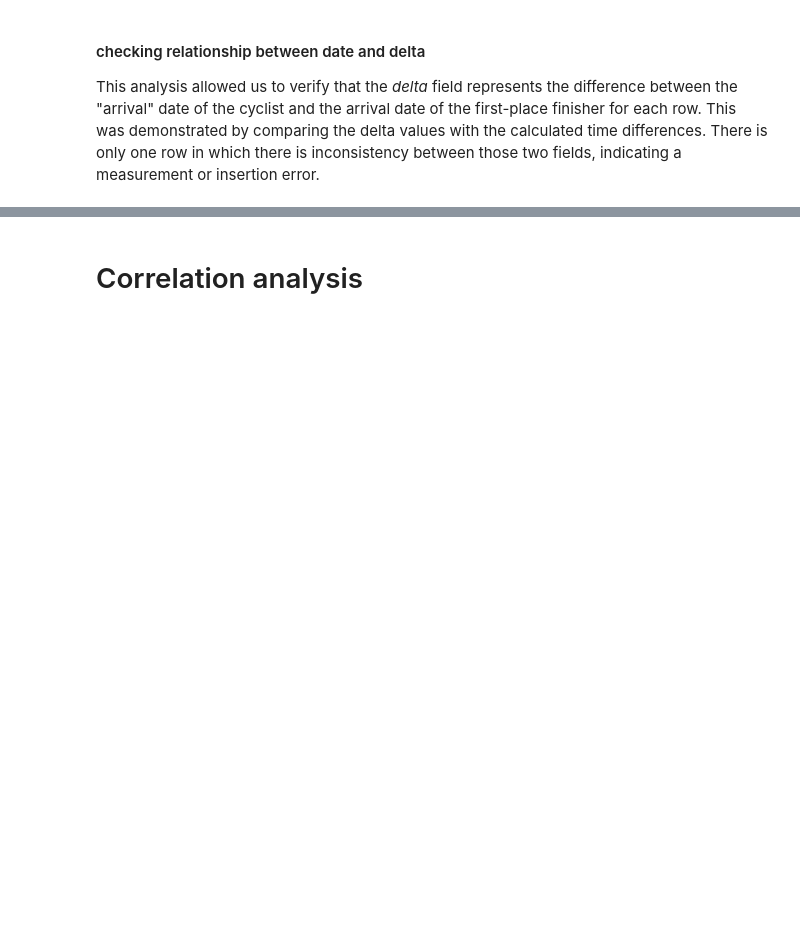
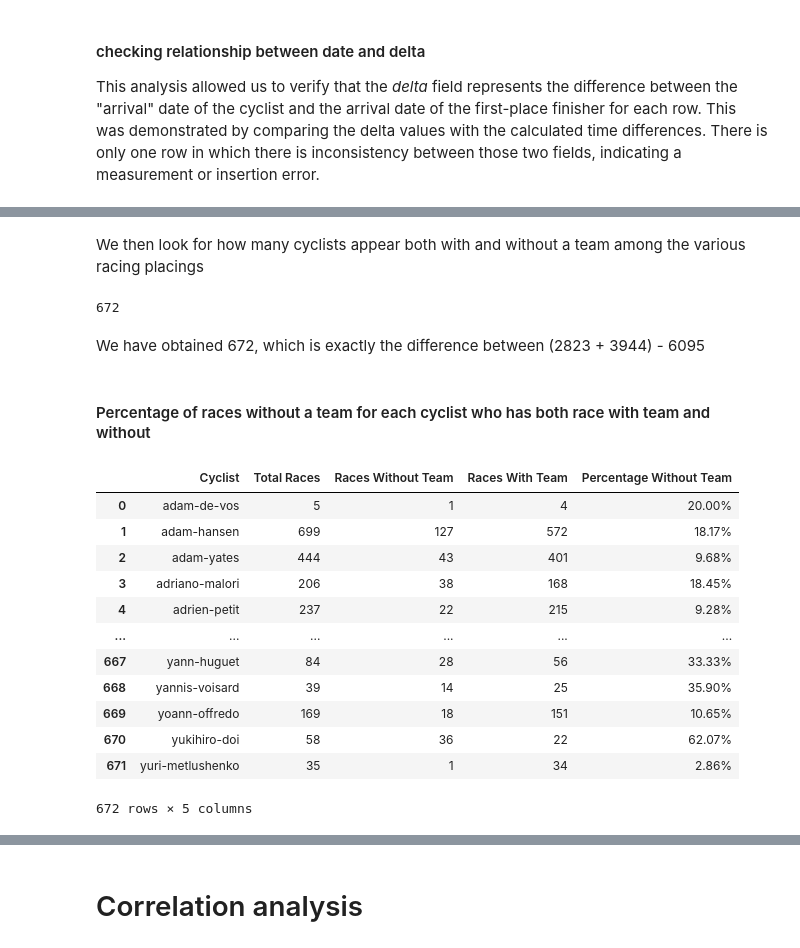
Before and after one commit to luca-rizzo/dm-2024-project, a Jupyter notebook: notebook/data_understanding.ipynb, the cells around one changed output, grey strips where cells are left out. Drawn from its saved outputs; the diff is of its cells as text; code cells hidden in the pictures; blank space fills up the shorter version.

```diff
--- a/notebook/data_understanding.ipynb
+++ b/notebook/data_understanding.ipynb
@@ -1628,0 +1789,54 @@ else:
+# %% [markdown]
+We then look for how many cyclists appear both with and without a team among the various racing placings
+# %%
+# groupby cyclist and apply a function to the cyclist_team column, to identify cyclists who have both null and not null values in cyclist team
+cyclists_with_inconsistency = races.groupby('cyclist')['cyclist_team'].apply(lambda x: x.notnull().any() and x.isnull().any())
+cyclists_with_inconsistency_number = cyclists_with_inconsistency.sum()
+print(cyclists_with_inconsistency_number)
+# %% [output]
+672
+# %% [markdown]
+We have obtained 672, which is exactly the difference between (2823 + 3944) - 6095
+# %% [markdown]
+#### Percentage of races without a team for each cyclist who has both race with team and without
+# %%
+cyclists_with_inconsistency_list = cyclists_with_inconsistency[cyclists_with_inconsistency].index.tolist()
+
+data = []
+
+for cyclist in cyclists_with_inconsistency_list:
+    total_races = races[races['cyclist'] == cyclist].shape[0]
+    no_team_races = races[(races['cyclist'] == cyclist) & (races['cyclist_team'].isnull())].shape[0]
+    team_races = total_races - no_team_races
+
+    if team_races > 0:
+        # Calcola la percentuale di gare senza team
+        percentage_no_team = (no_team_races / total_races) * 100
+    else:
+        percentage_no_team = 100  # Se tutte le gare sono senza team
+
+    # Aggiungi i dati al DataFrame
+    data.append({
+        'Cyclist': cyclist,
+        'Total Races': total_races,
+        'Races Without Team': no_team_races,
+        'Races With Team': team_races,
+        'Percentage Without Team': f"{percentage_no_team:.2f}%"
+    })
+df_inconsistencies = pd.DataFrame(data)
+
+display(df_inconsistencies)
+# %% [output]
+|  | Cyclist | Total Races | Races Without Team | Races With Team | Percentage Without Team |
+| 0 | adam-de-vos | 5 | 1 | 4 | 20.00% |
+| 1 | adam-hansen | 699 | 127 | 572 | 18.17% |
+| 2 | adam-yates | 444 | 43 | 401 | 9.68% |
+| 3 | adriano-malori | 206 | 38 | 168 | 18.45% |
+| 4 | adrien-petit | 237 | 22 | 215 | 9.28% |
+| ... | ... | ... | ... | ... | ... |
+| 667 | yann-huguet | 84 | 28 | 56 | 33.33% |
+| 668 | yannis-voisard | 39 | 14 | 25 | 35.90% |
+| 669 | yoann-offredo | 169 | 18 | 151 | 10.65% |
+| 670 | yukihiro-doi | 58 | 36 | 22 | 62.07% |
+| 671 | yuri-metlushenko | 35 | 1 | 34 | 2.86% |
+672 rows × 5 columns
```
Also changed, not shown: parts of 47 cells of this notebook.
